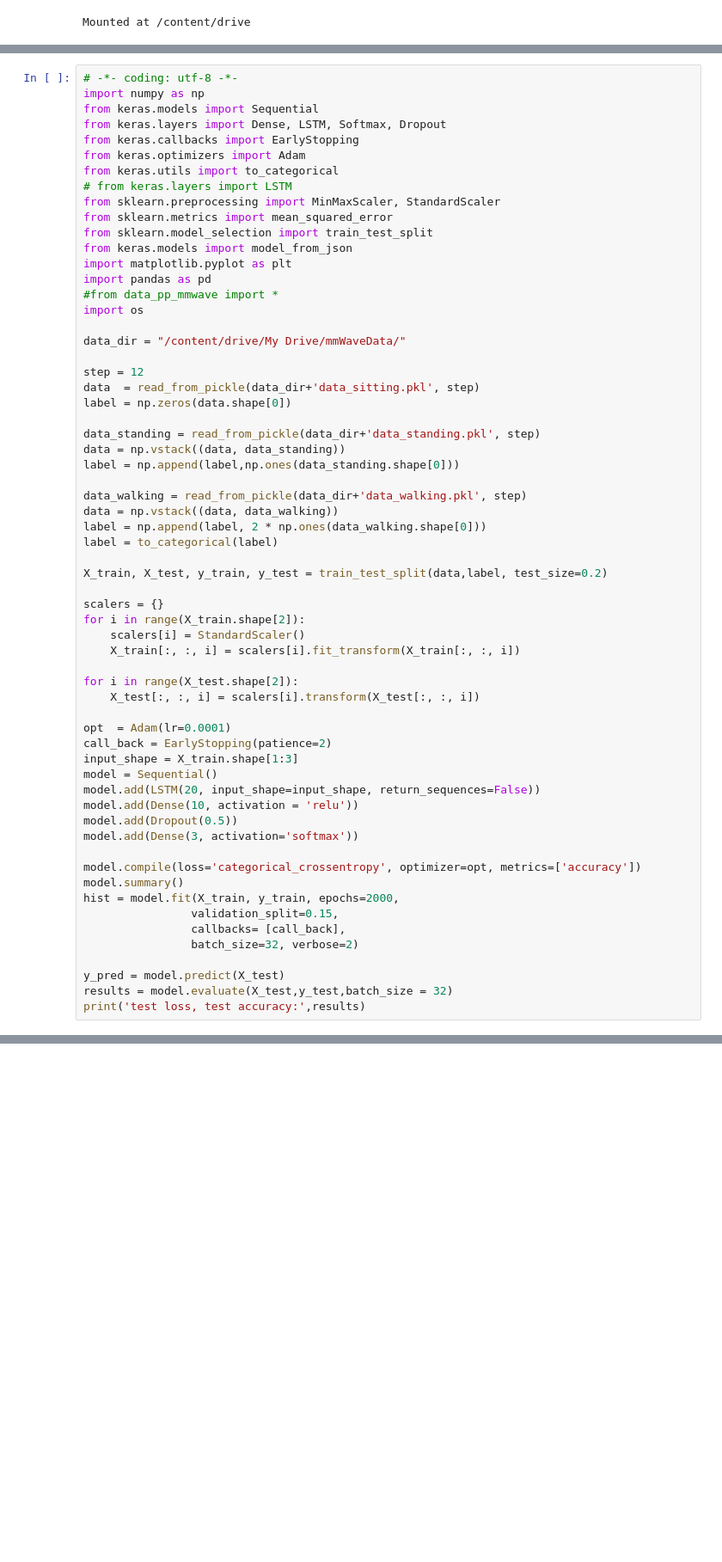
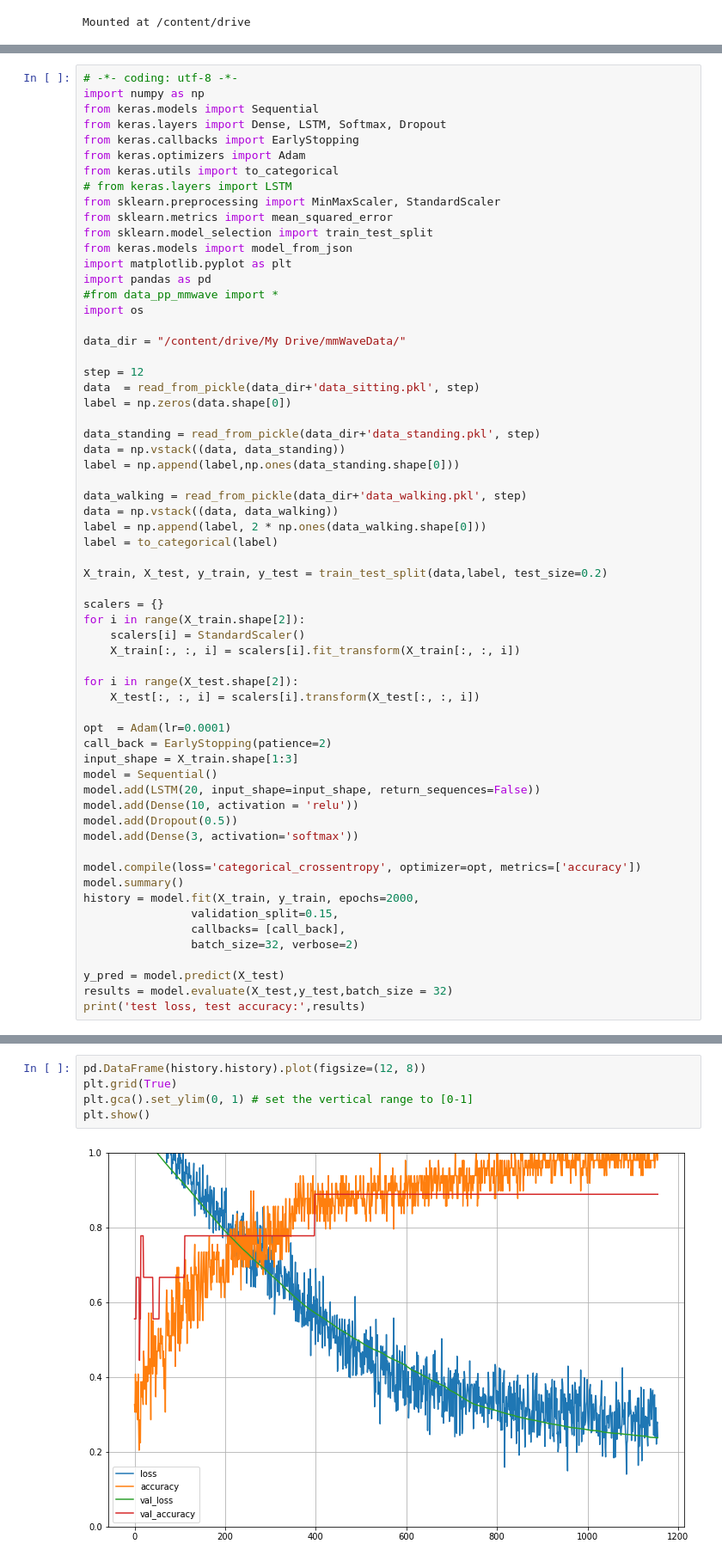
Before and after one commit to ashwinj92/Health-Care-Analytics, a Jupyter notebook: mmWaveActivity.ipynb, the cells around one changed output, grey strips where cells are left out. Shown: that part at 86% size. Saved outputs shown, nothing was run; the diff lists cells and outputs as text; blank space fills up the shorter version.

```diff
--- a/mmWaveActivity.ipynb
+++ b/mmWaveActivity.ipynb
@@ -80,7 +80,7 @@ model.add(Dense(3, activation='softmax'))
 
 model.compile(loss='categorical_crossentropy', optimizer=opt, metrics=['accuracy'])
 model.summary()
-hist = model.fit(X_train, y_train, epochs=2000,
+history = model.fit(X_train, y_train, epochs=2000,
                 validation_split=0.15,
                 callbacks= [call_back],
                 batch_size=32, verbose=2)
@@ -115,0 +117,7 @@ plt.legend(loc = 'best')
+# %%
+pd.DataFrame(history.history).plot(figsize=(12, 8))
+plt.grid(True)
+plt.gca().set_ylim(0, 1) # set the vertical range to [0-1]
+plt.show()
+# %% [output]
+[figure, added]
```
Also changed, not shown: parts of 2 cells of this notebook.
